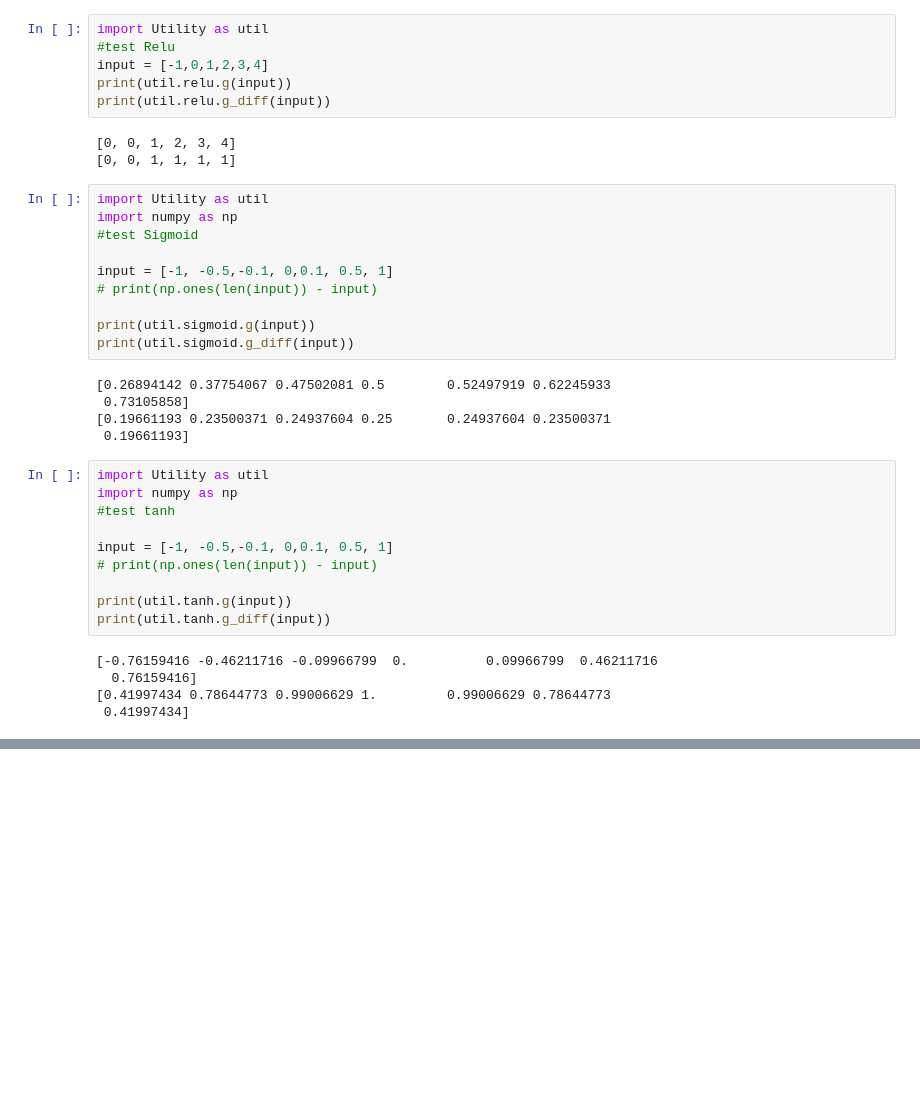
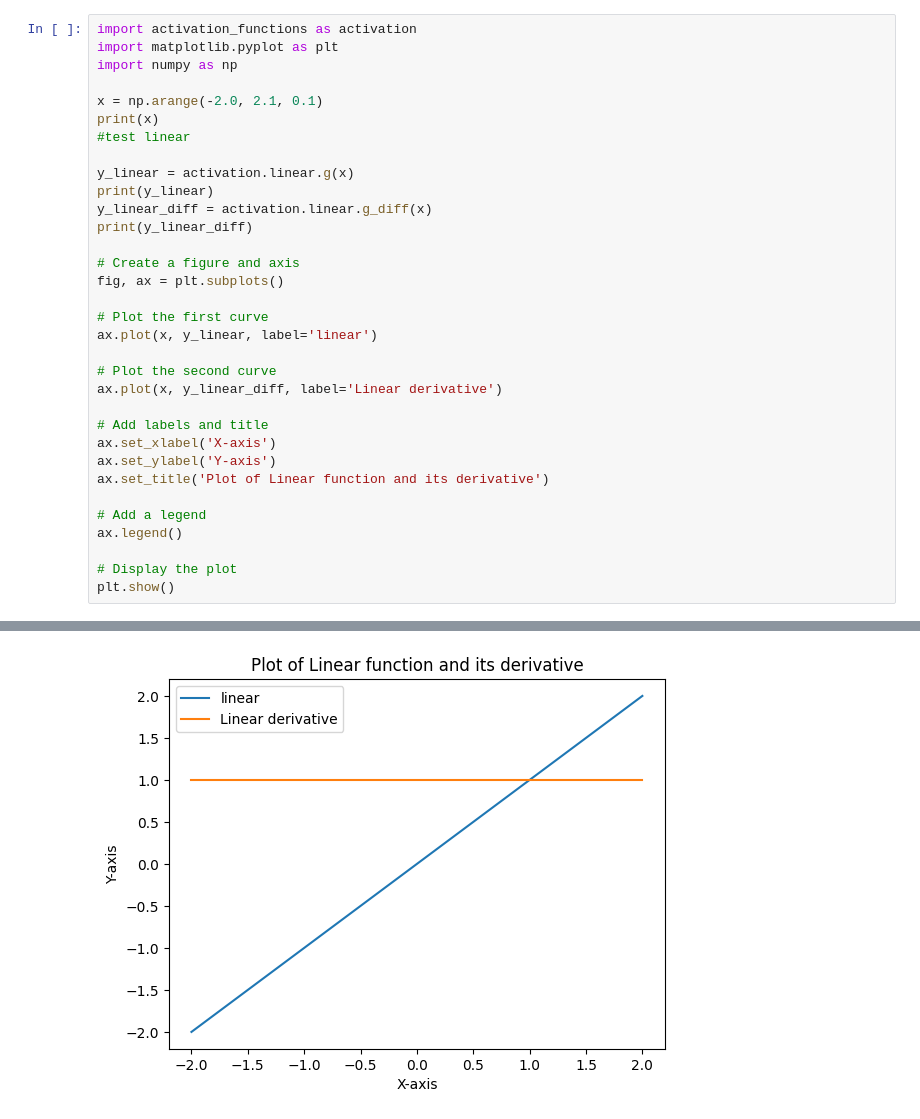
Before and after one commit to YoussefEzz/Prediction-BP-and-LR, a Jupyter notebook: test_activation_functions.ipynb, the cells around one changed output, grey strips where cells are left out. Drawn from its saved outputs; the diff is of its cells as text; blank space fills up the shorter version.

Commit message:
add plot for activation functions in test_activation_functions

```diff
--- a/test_activation_functions.ipynb
+++ b/test_activation_functions.ipynb
@@ -12,39 +1,34 @@ print(util.linear.g_diff(input))
-# %%
-import Utility as util
-#test Relu
-input = [-1,0,1,2,3,4]
-print(util.relu.g(input))
-print(util.relu.g_diff(input))
-# %% [output]
-[0, 0, 1, 2, 3, 4]
-[0, 0, 1, 1, 1, 1]
-# %%
-import Utility as util
-import numpy as np
-#test Sigmoid
-
-input = [-1, -0.5,-0.1, 0,0.1, 0.5, 1]
-# print(np.ones(len(input)) - input)
-
-print(util.sigmoid.g(input))
-print(util.sigmoid.g_diff(input))
-# %% [output]
-[0.26894142 0.37754067 0.47502081 0.5        0.52497919 0.62245933
- 0.73105858]
-[0.19661193 0.23500371 0.24937604 0.25       0.24937604 0.23500371
- 0.19661193]
-# %%
-import Utility as util
-import numpy as np
-#test tanh
-
-input = [-1, -0.5,-0.1, 0,0.1, 0.5, 1]
-# print(np.ones(len(input)) - input)
-
-print(util.tanh.g(input))
-print(util.tanh.g_diff(input))
-# %% [output]
-[-0.76159416 -0.46211716 -0.09966799  0.          0.09966799  0.46211716
-  0.76159416]
-[0.41997434 0.78644773 0.99006629 1.         0.99006629 0.78644773
- 0.41997434]
+# %%
+import activation_functions as activation
+import matplotlib.pyplot as plt
+import numpy as np
+
+x = np.arange(-2.0, 2.1, 0.1)
+print(x)
+#test linear
+
+y_linear = activation.linear.g(x)
+print(y_linear)
+y_linear_diff = activation.linear.g_diff(x)
+print(y_linear_diff)
+
+# Create a figure and axis
+fig, ax = plt.subplots()
+
+# Plot the first curve
+ax.plot(x, y_linear, label='linear')
+
+# Plot the second curve
+ax.plot(x, y_linear_diff, label='Linear derivative')
+
+# Add labels and title
+ax.set_xlabel('X-axis')
+ax.set_ylabel('Y-axis')
+ax.set_title('Plot of Linear function and its derivative')
+
+# Add a legend
+ax.legend()
+
+# Display the plot
+plt.show()
+# %% [output]
@@ -50,0 +52 @@ print(util.tanh.g_diff(input))
+[figure, added]
```
Also changed, not shown: parts of 5 cells of this notebook, 1 other file.
